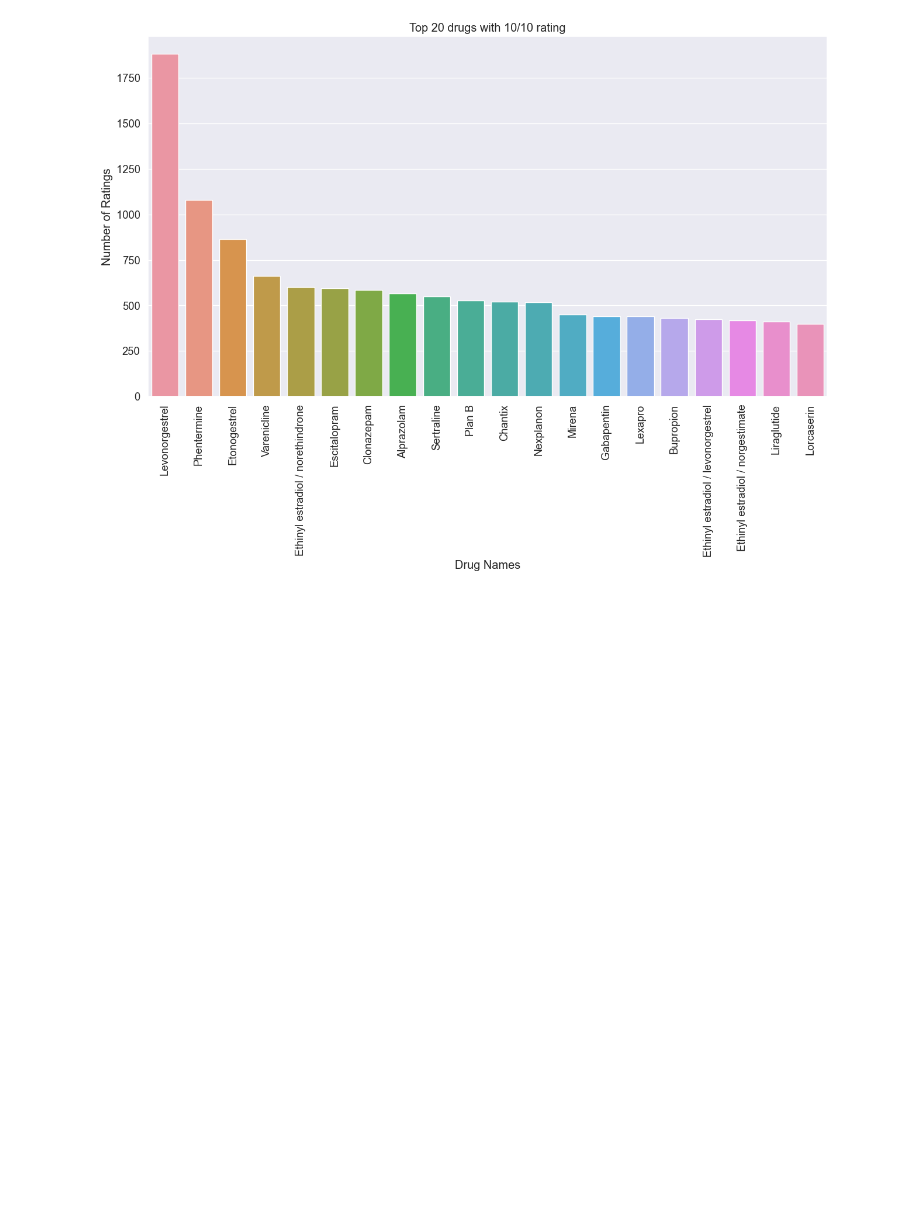
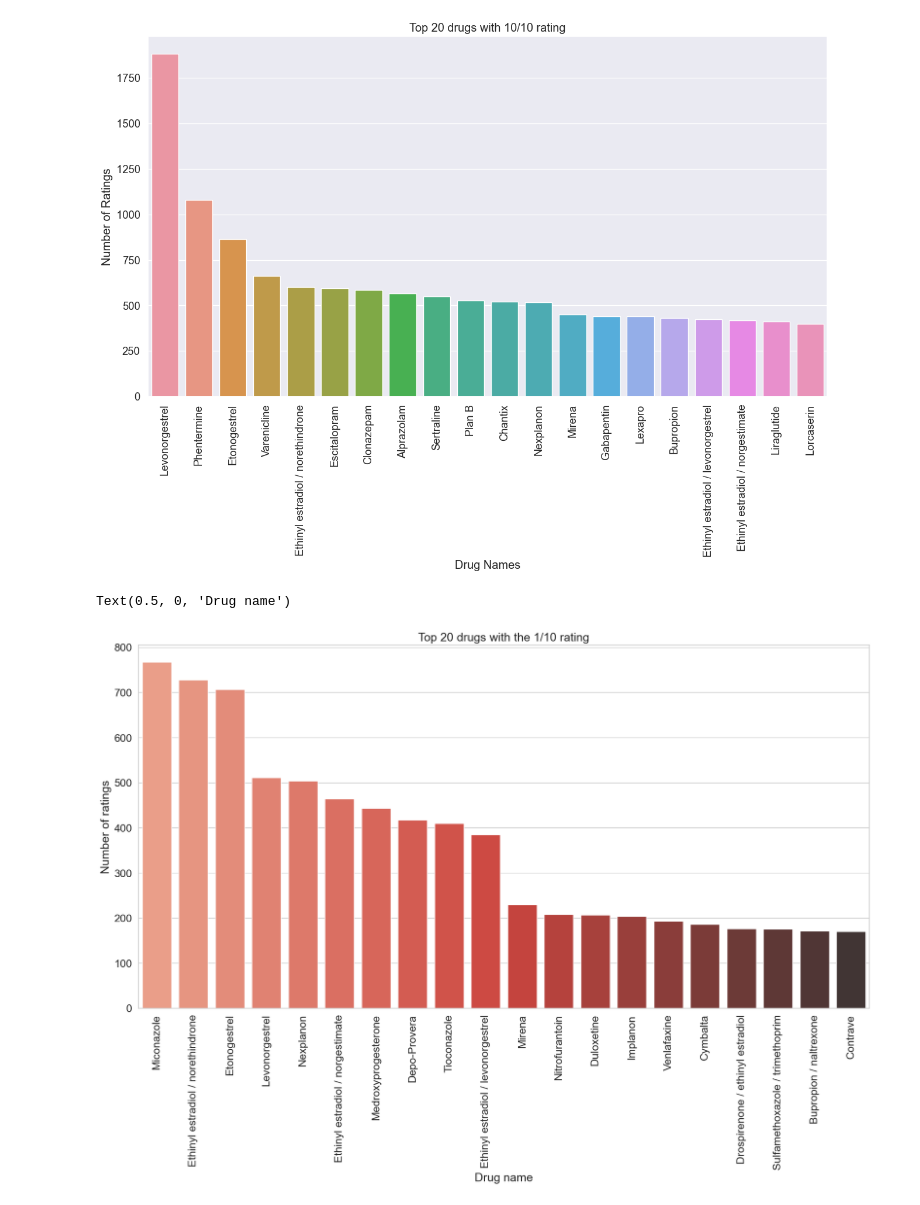
Before and after one commit to ArslanAmanov/AI-ML-DL, a Jupyter notebook: Kaggle Projects /UCI ML drug dataset/uci_ml drug test project.ipynb, the cells around one changed output. Saved outputs shown, nothing was run; the diff lists cells and outputs as text; code cells hidden in the pictures; blank space fills up the shorter version.

Commit message:
uci ml drug test project EDA sentiment analyses

```diff
--- a/Kaggle Projects /UCI ML drug dataset/uci_ml drug test project.ipynb
+++ b/Kaggle Projects /UCI ML drug dataset/uci_ml drug test project.ipynb
@@ -228,3 +228,22 @@ sns_rating.set(title = 'Top 20 drugs with 10/10 rating', ylabel = 'Number of Rat
 plt.setp(sns_rating.get_xticklabels(), rotation=90); # Rotating the x-axis labels to 90 degrees
 # %% [output]
 [figure]
+# %%
+# This barplot shows the Top 20 drugs with the 1/10 rating
+
+# setting parameter
+sns.set(font_scale=1.5, style="whitegrid")
+plt.rcParams['figure.figsize'] = (20, 10)
+
+rating = dict(df_data.loc[df_data.rating==1, 'drugname'].value_counts())
+
+drugname = list(rating.keys())
+
+sns_rating = sns.barplot(x=drugname[:20], y=list(rating.values())[:20], palette="Reds_d")
+sns_rating.set_xticklabels(sns_rating.get_xticklabels(), rotation=90)
+sns_rating.set_title("Top 20 drugs with the 1/10 rating")
+sns_rating.set_ylabel("Number of ratings")
+sns_rating.set_xlabel("Drug name")
+# %% [output]
+Text(0.5, 0, 'Drug name')
+[figure, added]
```
